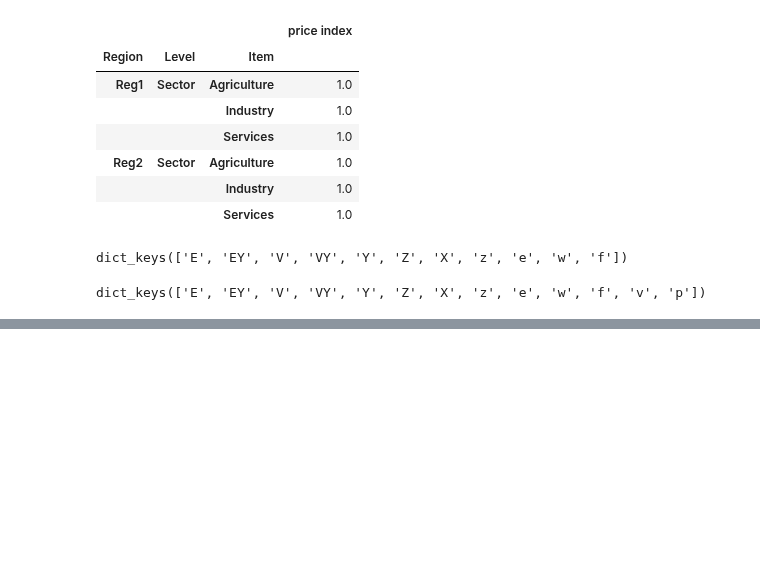
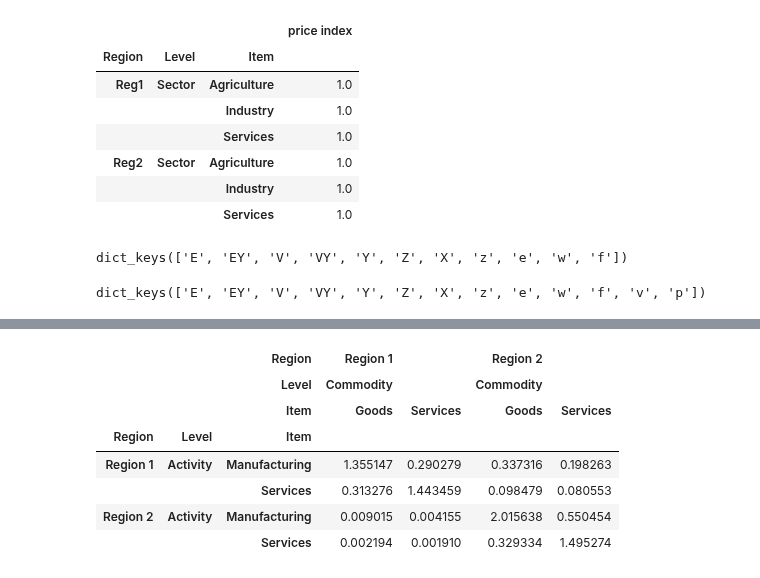
Before and after one commit to it-is-me-mario/MARIO, a Jupyter notebook: doc/source/user_guide/inspection/compute_matrices.ipynb, the cells around one changed output, grey strips where cells are left out. Cells and saved outputs as stored; diff of their text form; code cells hidden in the pictures; blank space fills up the shorter version.

```diff
--- a/doc/source/user_guide/inspection/compute_matrices.ipynb
+++ b/doc/source/user_guide/inspection/compute_matrices.ipynb
@@ -113,0 +167,11 @@ dict_keys(['E', 'EY', 'V', 'VY', 'Y', 'Z', 'X', 'z', 'e', 'w', 'f', 'v', 'p'])
+# %%
+sut.gac
+# %% [output]
+|  |  | Region | Region 1 |  | Region 2 |  |
+|  |  | Level | Commodity |  | Commodity |  |
+|  |  | Item | Goods | Services | Goods | Services |
+| Region | Level | Item |  |  |  |  |
+| Region 1 | Activity | Manufacturing | 1.355147 | 0.290279 | 0.337316 | 0.198263 |
+|  |  | Services | 0.313276 | 1.443459 | 0.098479 | 0.080553 |
+| Region 2 | Activity | Manufacturing | 0.009015 | 0.004155 | 2.015638 | 0.550454 |
+|  |  | Services | 0.002194 | 0.001910 | 0.329334 | 1.495274 |
```
Also changed, not shown: parts of 8 cells of this notebook, 50 other files.
